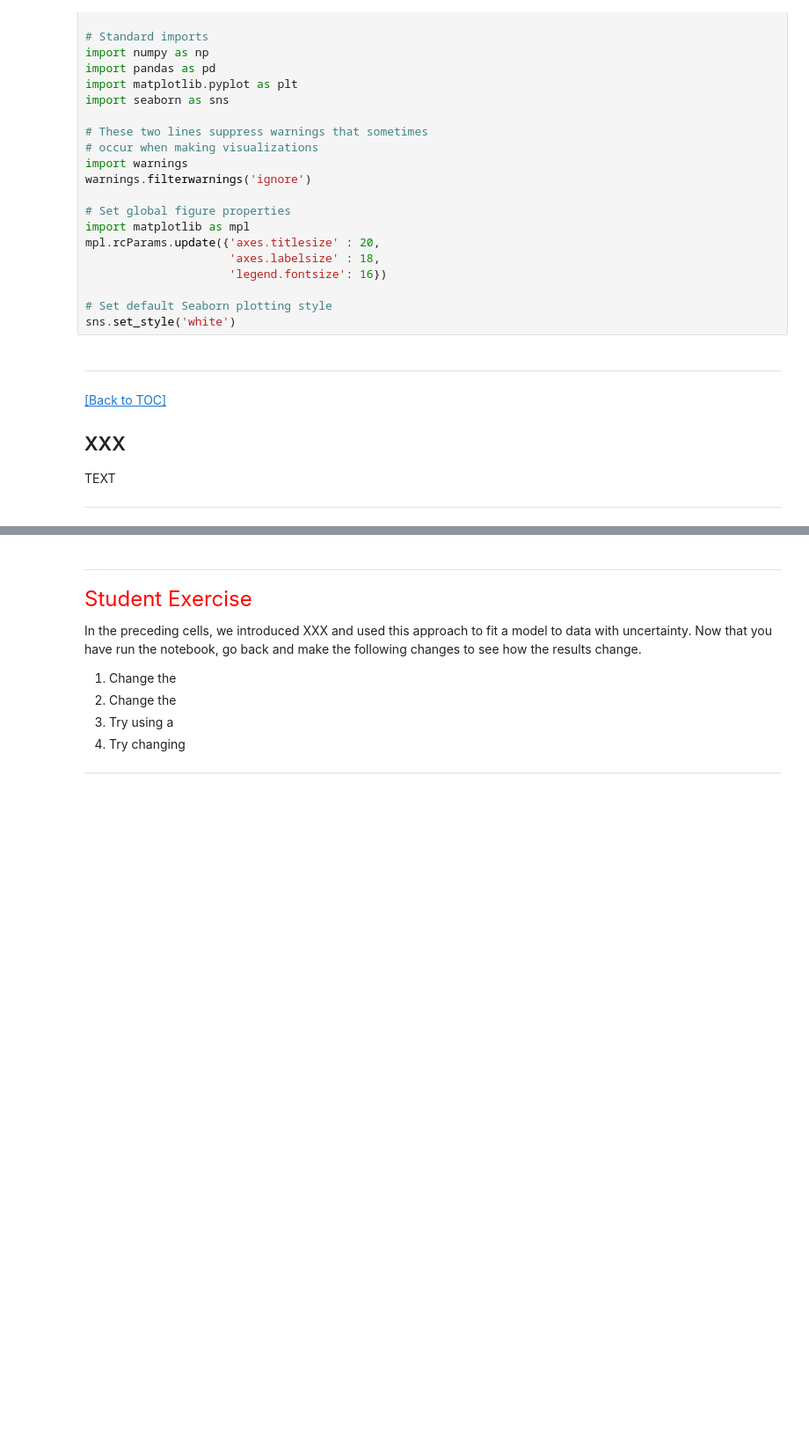
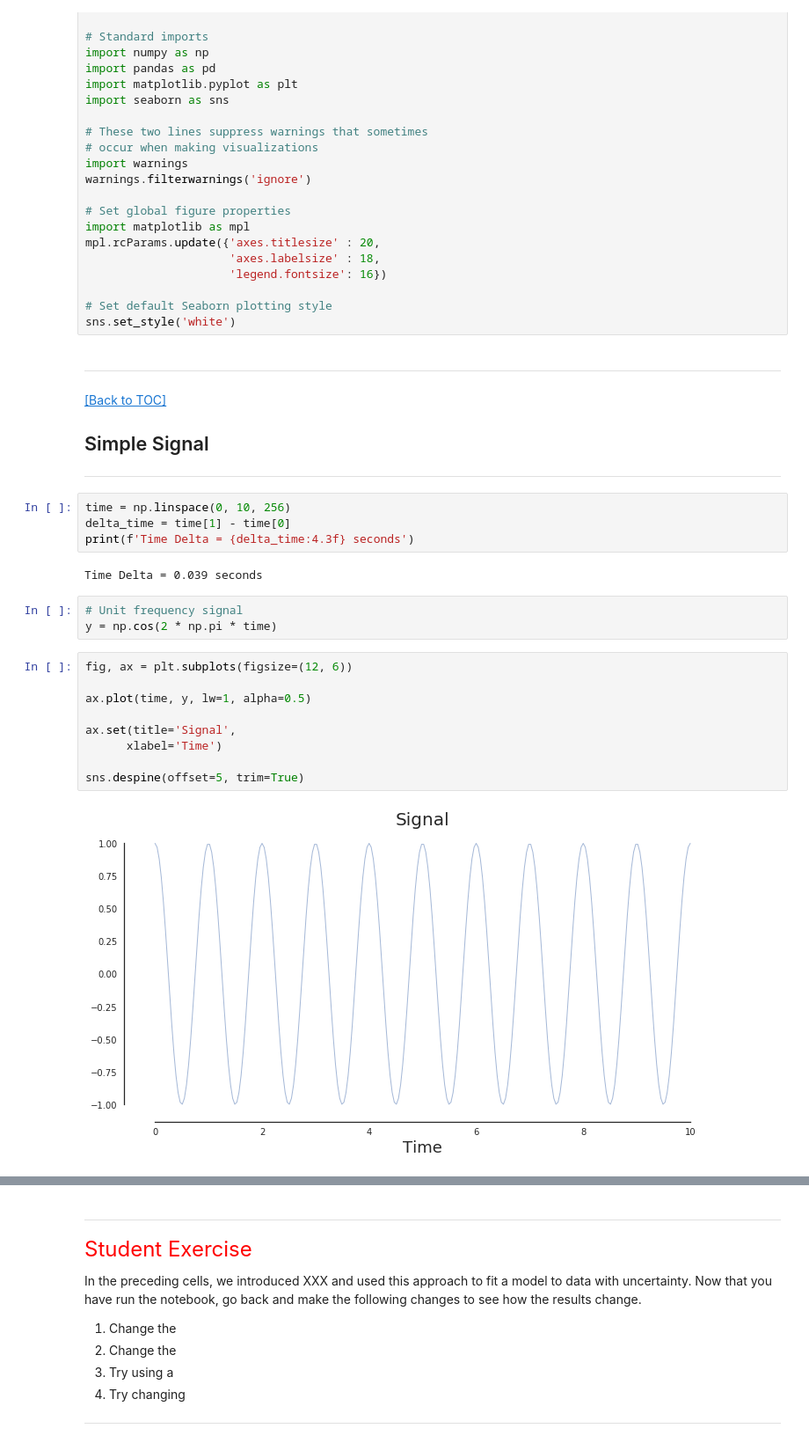
Before and after one commit to liweiweng/accy571-fa17, a Jupyter notebook: Module11/notebooks/intro2fft.ipynb, the cells around one changed output, grey strips where cells are left out. Shown: that part at 88% size. Drawn from its saved outputs; the diff is of its cells as text; blank space fills up the shorter version.

```diff
--- a/Module11/notebooks/intro2fft.ipynb
+++ b/Module11/notebooks/intro2fft.ipynb
@@ -53,8 +52,27 @@ sns.set_style('white')
 
 [[Back to TOC]](#Table-of-Contents)
 
-## XXX
 
-TEXT
+## Simple Signal
 
 -----
+# %%
+time = np.linspace(0, 10, 256)
+delta_time = time[1] - time[0]
+print(f'Time Delta = {delta_time:4.3f} seconds')
+# %% [output]
+Time Delta = 0.039 seconds
+# %%
+# Unit frequency signal
+y = np.cos(2 * np.pi * time)
+# %%
+fig, ax = plt.subplots(figsize=(12, 6))
+
+ax.plot(time, y, lw=1, alpha=0.5)
+
+ax.set(title='Signal',
+      xlabel='Time')
+
+sns.despine(offset=5, trim=True)
+# %% [output]
+[figure, added]
```
Also changed, not shown: parts of 18 cells of this notebook, 5 other files.
